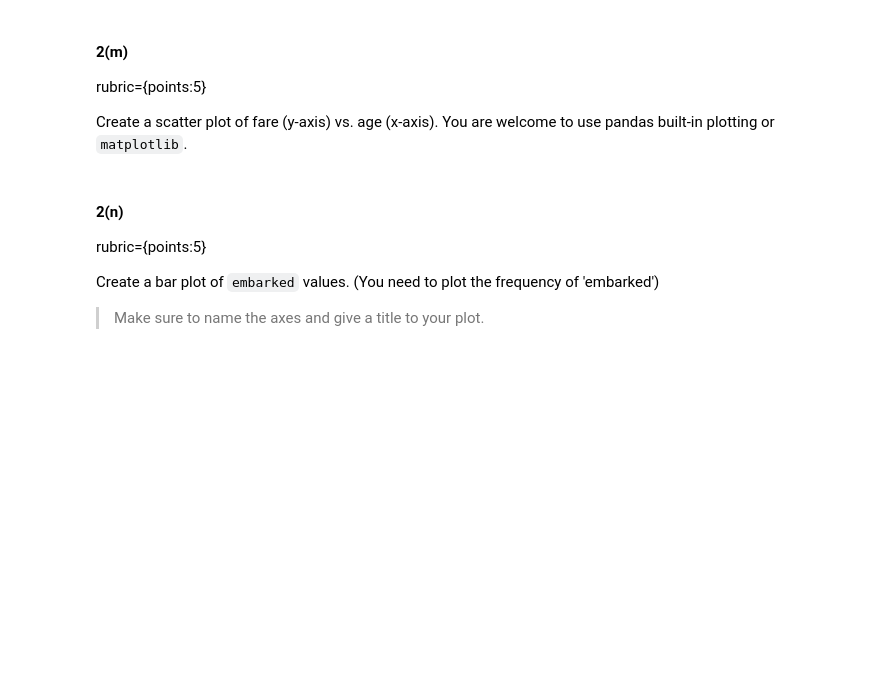
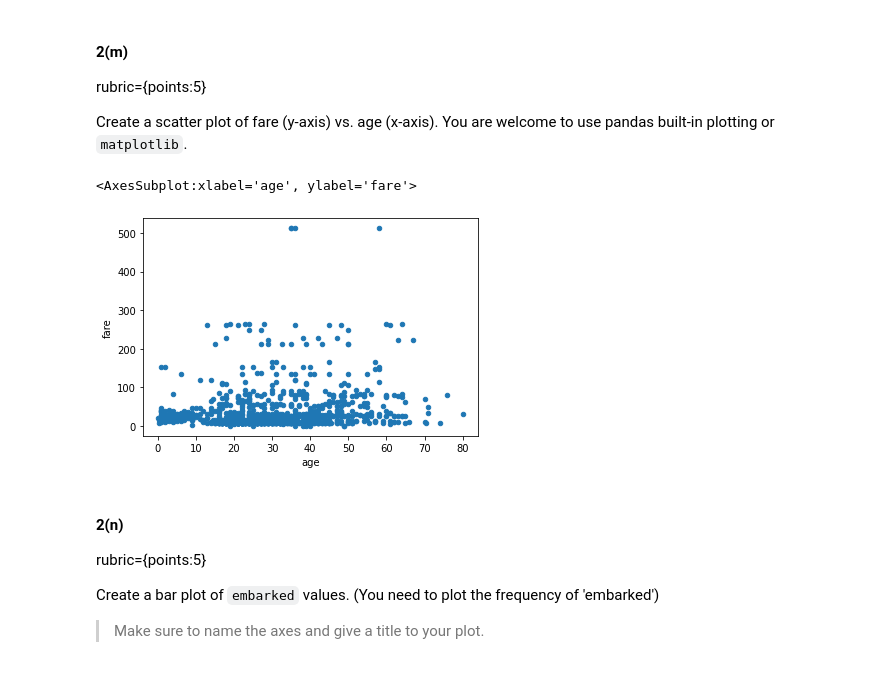
Before and after one commit to CarsonFox/MachineLearning, a Jupyter notebook: HW1/CS4320_hw1.ipynb, the cells around one changed output. Drawn from its saved outputs; the diff is of its cells as text; code cells hidden in the pictures; blank space fills up the shorter version.

```diff
--- a/HW1/CS4320_hw1.ipynb
+++ b/HW1/CS4320_hw1.ipynb
@@ -207,3 +237,8 @@ Create a scatter plot of fare (y-axis) vs. age (x-axis). You are welcome to use
+# %%
+titanic_df.plot.scatter(x='age', y='fare')
+# %% [output]
+<AxesSubplot:xlabel='age', ylabel='fare'>
+[figure, added]
 # %% [markdown]
 #### 2(n)
 rubric={points:5}
```
Also changed, not shown: parts of 29 cells of this notebook, 1 other file.
